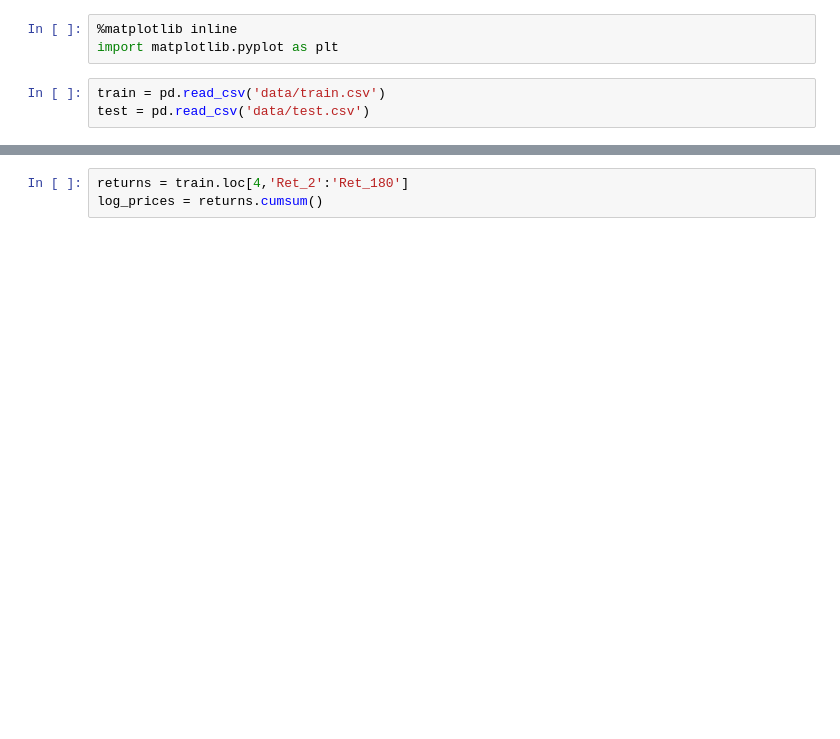
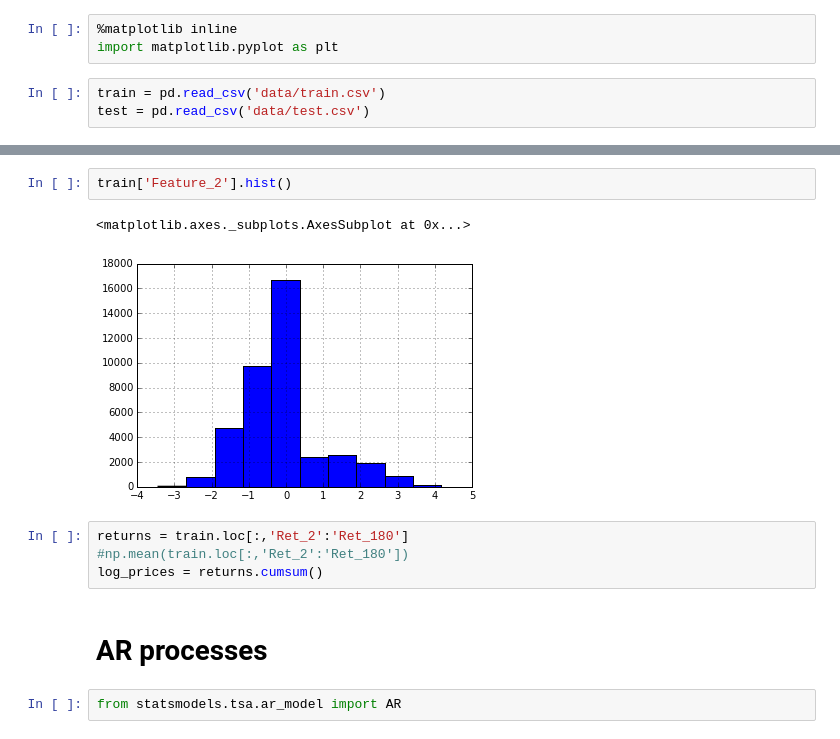
Before and after one commit to achab/winton, a Jupyter notebook: exploration.ipynb, the cells around one changed output, grey strips where cells are left out. Cells and saved outputs as stored; diff of their text form; blank space fills up the shorter version.

```diff
--- a/exploration.ipynb
+++ b/exploration.ipynb
@@ -26,4 +26,14 @@ train.head()
 5 rows × 211 columns
+# %%
+train['Feature_2'].hist()
+# %% [output]
+<matplotlib.axes._subplots.AxesSubplot at 0x...>
+[figure, added]
 # %%
-returns = train.loc[4,'Ret_2':'Ret_180']
+returns = train.loc[:,'Ret_2':'Ret_180']
+#np.mean(train.loc[:,'Ret_2':'Ret_180'])
 log_prices = returns.cumsum()
+# %% [markdown]
+# AR processes
+# %%
+from statsmodels.tsa.ar_model import AR
```
Also changed, not shown: parts of 30 cells of this notebook.
